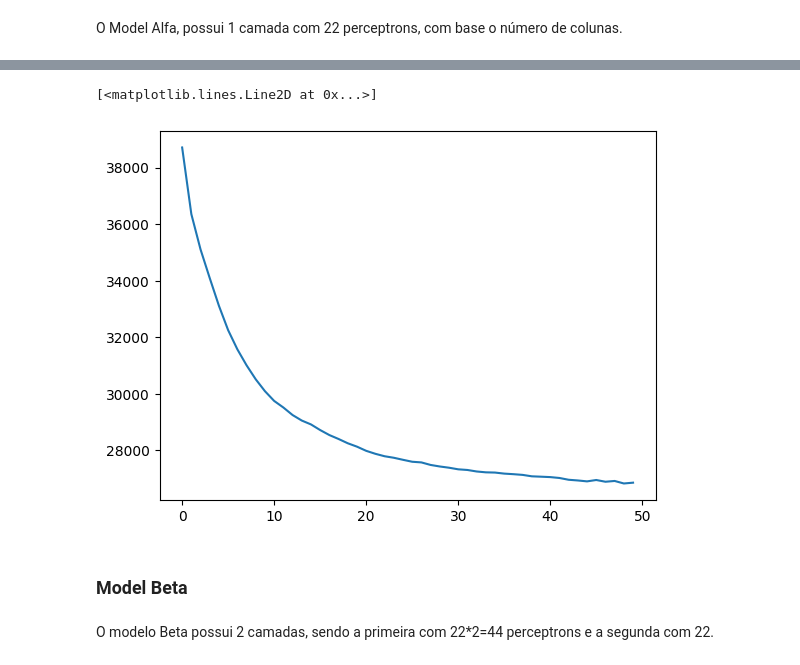
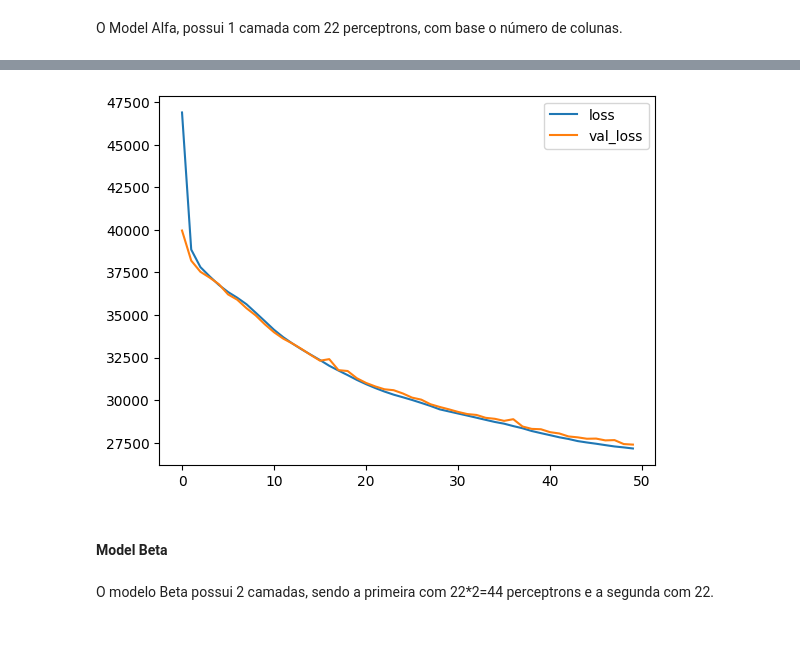
Before and after one commit to vitornuness/ads_2025_passagem_aerea, a Jupyter notebook: notebooks/4_modelagem.ipynb, the cells around one changed output, grey strips where cells are left out. Saved outputs shown, nothing was run; the diff lists cells and outputs as text; code cells hidden in the pictures; blank space fills up the shorter version.

```diff
--- a/notebooks/4_modelagem.ipynb
+++ b/notebooks/4_modelagem.ipynb
@@ -62,7 +70,7 @@ Notamos que após a primeira implementação, o loss estava muito alto, então i
 # %%
-standard = StandardScaler().fit(x)
+standard = StandardScaler().fit(x[num_cols])
 # %%
-x_standard = standard.transform(x)
+x_standard = standard.transform(x[num_cols])
 # %%
 x_standard = pd.DataFrame(x_standard)
 # %%
@@ -76,0 +87,3 @@ x_standard.head()
+# %%
+x[num_cols] = x_standard
+x.head()
@@ -77,7 +97,7 @@ x_standard.head()
 # %% [markdown]
 Separamos 33% dos valores para teste.
 # %%
-x_train, x_test, y_train, y_test = train_test_split(x_standard, y, test_size=0.33, random_state=42)
+x_train, x_test, y_train, y_test = train_test_split(x, y, test_size=0.33, random_state=42)
 # %%
 x_train.shape, x_test.shape
 # %% [output]
@@ -115,12 +135,14 @@ model_alfa.compile(loss='mse')
 # %%
 history_alfa = model_alfa.fit(x_train, y_train, validation_data=(x_test, y_test), epochs=50, verbose=None)
 # %%
-plt.plot(history_alfa.history['val_loss'])
+plt.plot(history_alfa.history['loss'], label='loss')
+plt.plot(history_alfa.history['val_loss'], label='val_loss')
+plt.legend()
+plt.show()
 # %% [output]
-[<matplotlib.lines.Line2D at 0x...>]
-[figure, old version]
+[figure, new version]
 # %% [markdown]
-### Model Beta
+#### Model Beta
 # %% [markdown]
 O modelo Beta possui 2 camadas, sendo a primeira com 22*2=44 perceptrons e a segunda com 22.
 # %%
```
Also changed, not shown: parts of 31 cells of this notebook, 2 other files.
